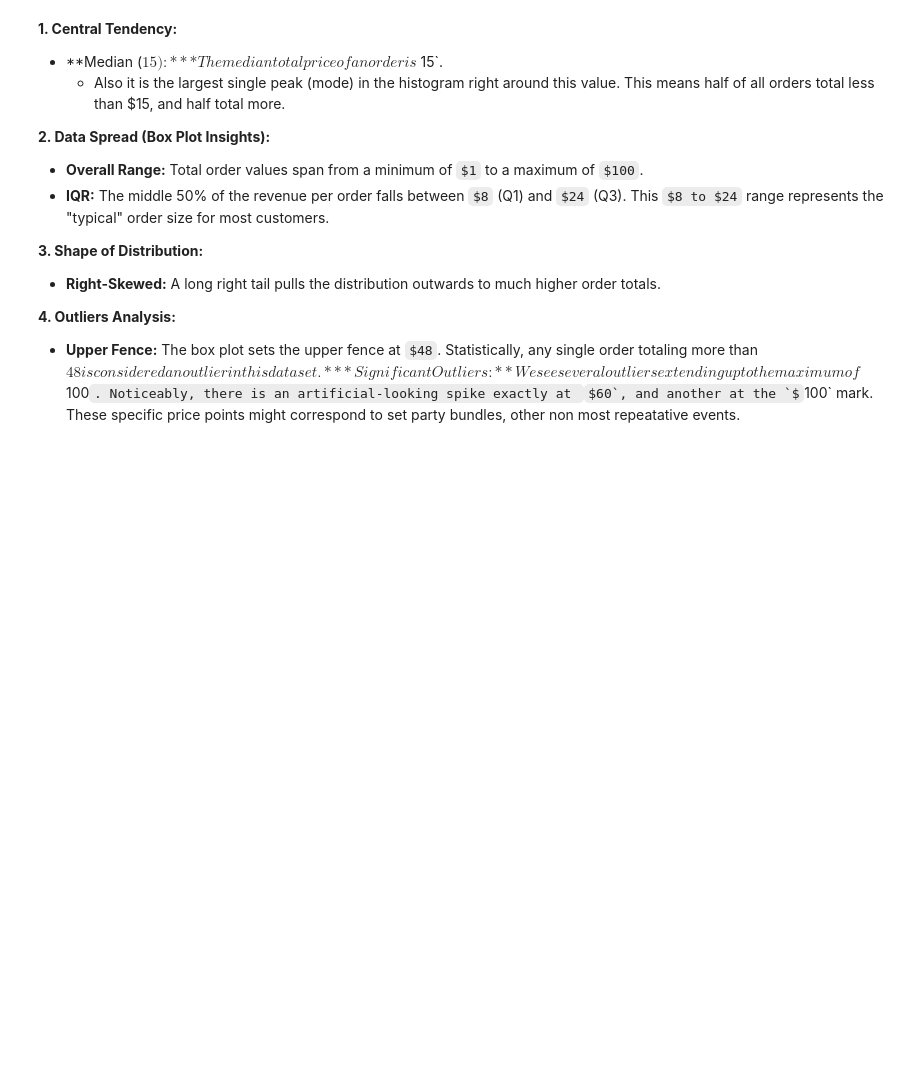
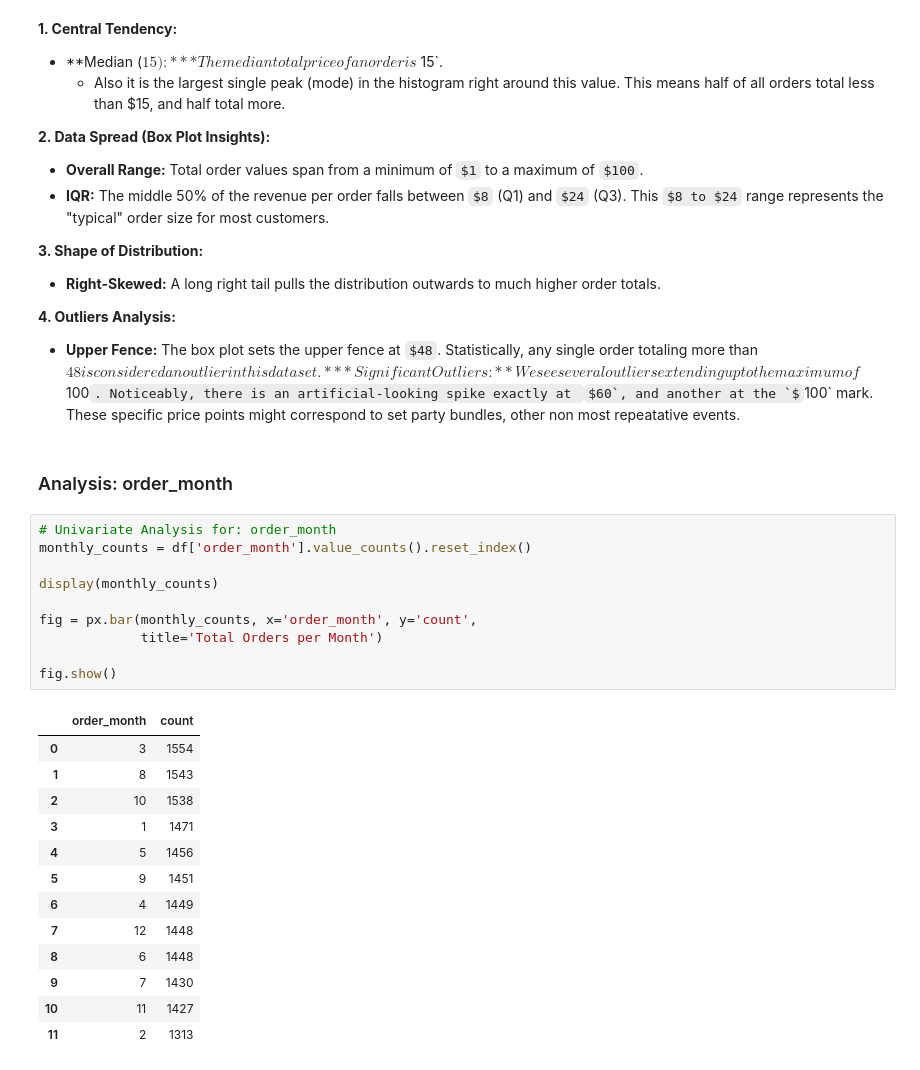
Before and after one commit to Mostafa-Ahmed-Khalil/mid-project, a Jupyter notebook: analysis.ipynb, the cells around one changed output. Drawn from its saved outputs; the diff is of its cells as text; some formulas as TeX source; blank space fills up the shorter version.

```diff
--- a/analysis.ipynb
+++ b/analysis.ipynb
@@ -320,3 +321,29 @@ fig.show()
 **4. Outliers Analysis:**
 * **Upper Fence:** The box plot sets the upper fence at `$48`. Statistically, any single order totaling more than $48 is considered an outlier in this dataset.
 * **Significant Outliers:** We see several outliers extending up to the maximum of `$100`. Noticeably, there is an artificial-looking spike exactly at `$60`, and another at the `$100` mark. These specific price points might correspond to set party bundles, other non most repeatative events.
+# %% [markdown]
+### Analysis: order_month
+# %%
+# Univariate Analysis for: order_month
+monthly_counts = df['order_month'].value_counts().reset_index()
+
+display(monthly_counts)
+
+fig = px.bar(monthly_counts, x='order_month', y='count',
+             title='Total Orders per Month')
+
+fig.show()
+# %% [output]
+|  | order_month | count |
+| 0 | 3 | 1554 |
+| 1 | 8 | 1543 |
+| 2 | 10 | 1538 |
+| 3 | 1 | 1471 |
+| 4 | 5 | 1456 |
+| 5 | 9 | 1451 |
+| 6 | 4 | 1449 |
+| 7 | 12 | 1448 |
+| 8 | 6 | 1448 |
+| 9 | 7 | 1430 |
+| 10 | 11 | 1427 |
+| 11 | 2 | 1313 |
```
Also changed, not shown: parts of 16 cells of this notebook, 1 other file.
